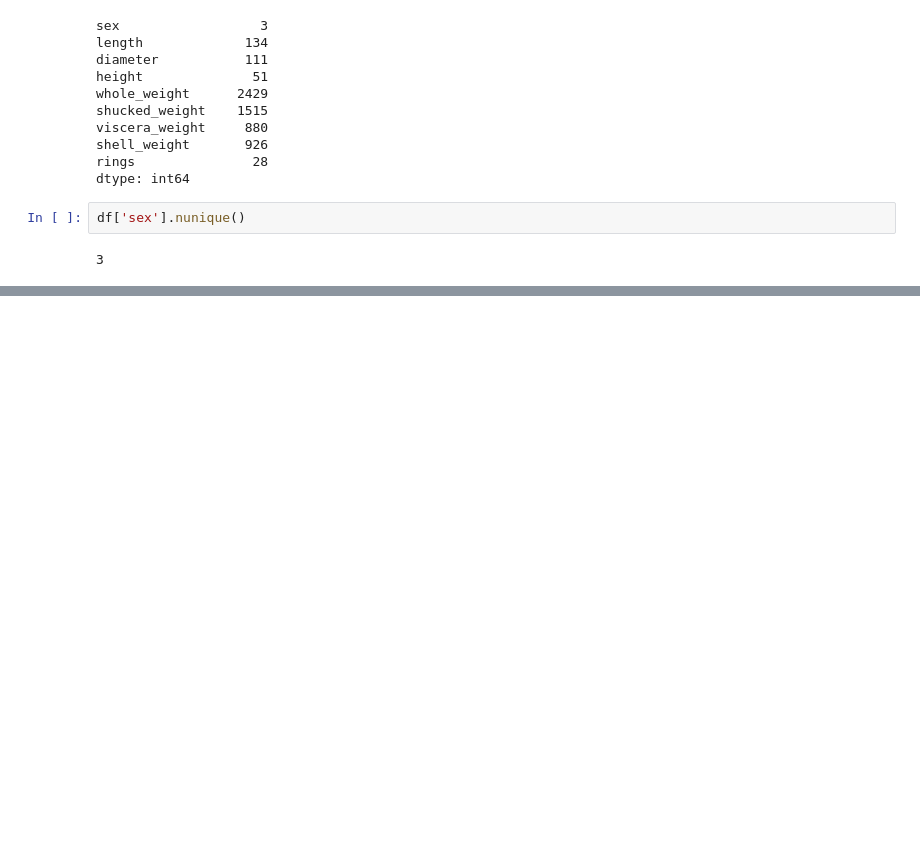
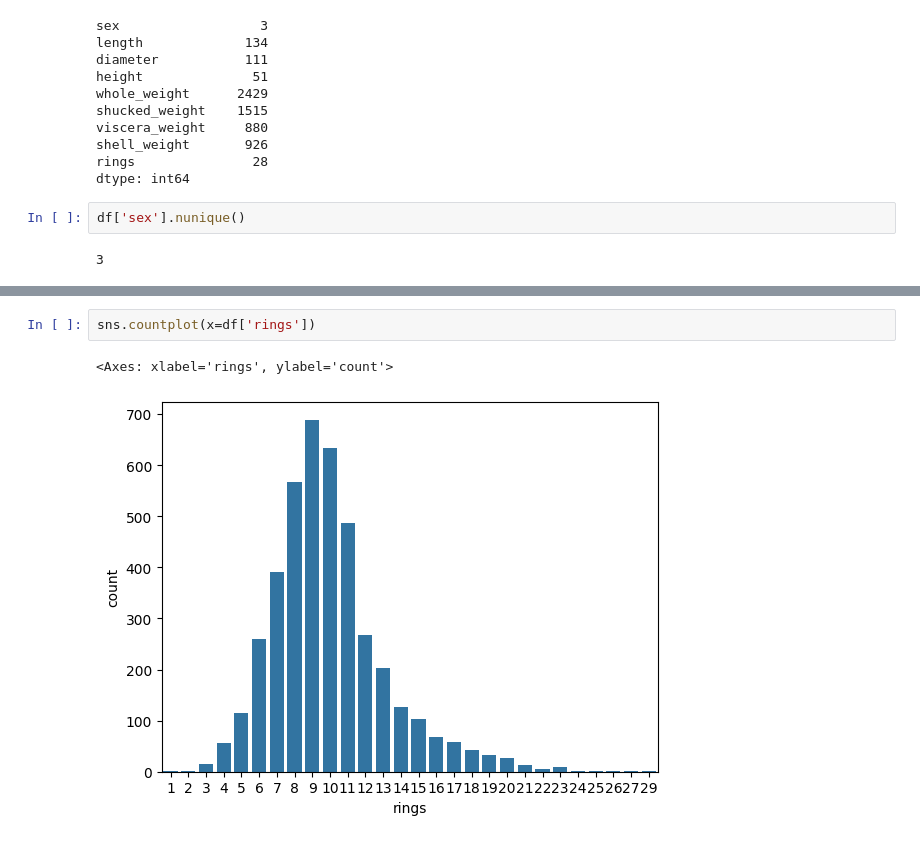
Before and after one commit to viveknaidu007/data-science-projects, a Jupyter notebook: abalone/notebook/predictoin.ipynb, the cells around one changed output, grey strips where cells are left out. Saved outputs shown, nothing was run; the diff lists cells and outputs as text; blank space fills up the shorter version.

```diff
--- a/abalone/notebook/predictoin.ipynb
+++ b/abalone/notebook/predictoin.ipynb
@@ -42,0 +107,5 @@ df['sex'].nunique()
+# %%
+sns.countplot(x=df['rings'])
+# %% [output]
+<Axes: xlabel='rings', ylabel='count'>
+[figure, added]
```
Also changed, not shown: parts of 30 cells of this notebook, 7 other files.
